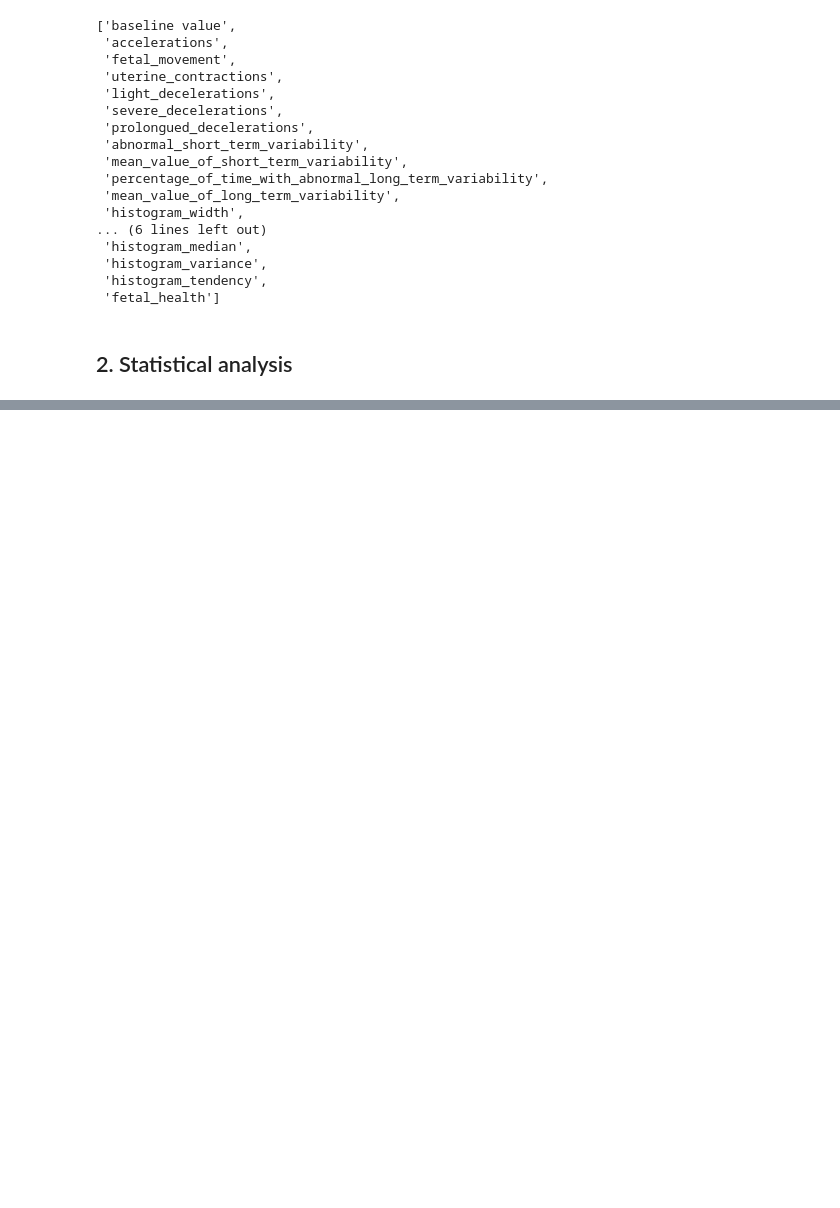
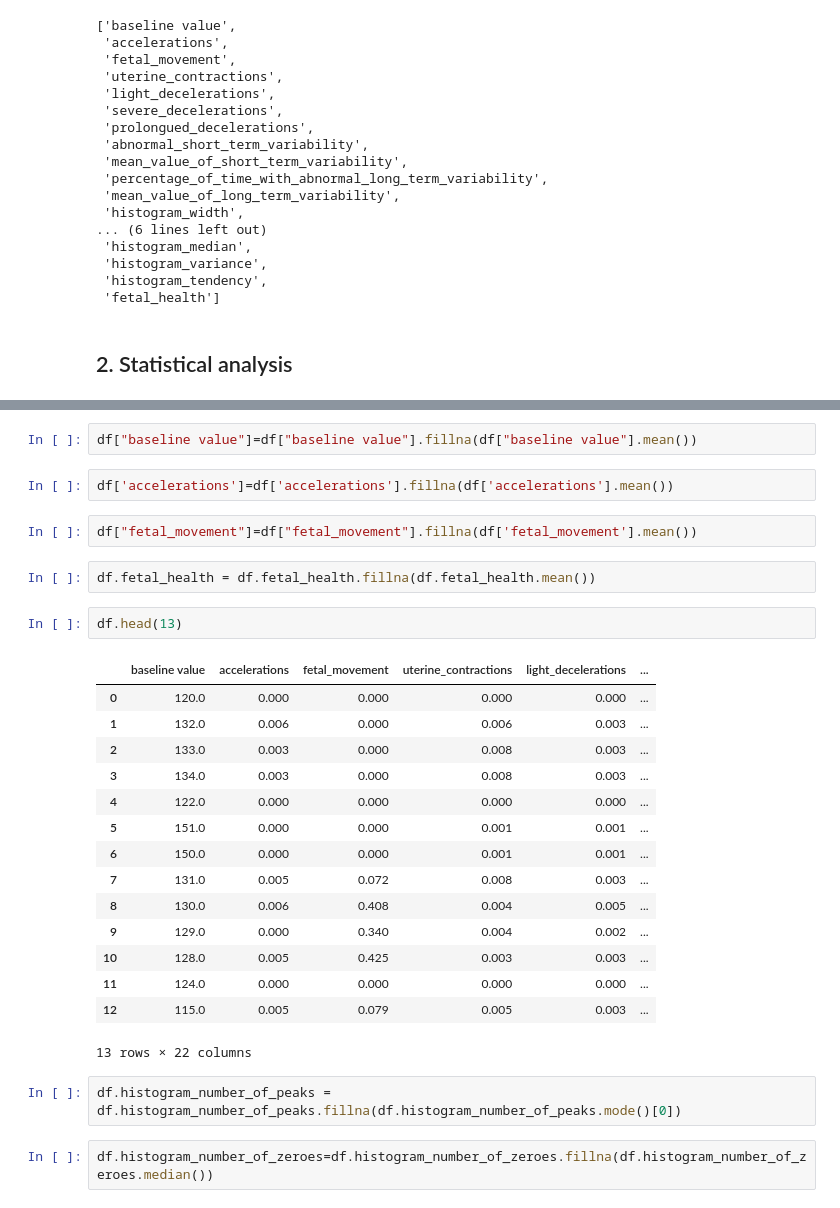
Before and after one commit to harish29sh/Fetal-Health-AIML, a Jupyter notebook: Project.ipynb, the cells around one changed output, grey strips where cells are left out. Cells and saved outputs as stored; diff of their text form; blank space fills up the shorter version.

```diff
--- a/Project.ipynb
+++ b/Project.ipynb
@@ -179,0 +285,30 @@ df.describe().T
+# %%
+df["baseline value"]=df["baseline value"].fillna(df["baseline value"].mean())
+# %%
+df['accelerations']=df['accelerations'].fillna(df['accelerations'].mean())
+# %%
+df["fetal_movement"]=df["fetal_movement"].fillna(df['fetal_movement'].mean())
+# %%
+df.fetal_health = df.fetal_health.fillna(df.fetal_health.mean())
+# %%
+df.head(13)
+# %% [output]
+|  | baseline value | accelerations | fetal_movement | uterine_contractions | light_decelerations | ... |
+| 0 | 120.0 | 0.000 | 0.000 | 0.000 | 0.000 | ... |
+| 1 | 132.0 | 0.006 | 0.000 | 0.006 | 0.003 | ... |
+| 2 | 133.0 | 0.003 | 0.000 | 0.008 | 0.003 | ... |
+| 3 | 134.0 | 0.003 | 0.000 | 0.008 | 0.003 | ... |
+| 4 | 122.0 | 0.000 | 0.000 | 0.000 | 0.000 | ... |
+| 5 | 151.0 | 0.000 | 0.000 | 0.001 | 0.001 | ... |
+| 6 | 150.0 | 0.000 | 0.000 | 0.001 | 0.001 | ... |
+| 7 | 131.0 | 0.005 | 0.072 | 0.008 | 0.003 | ... |
+| 8 | 130.0 | 0.006 | 0.408 | 0.004 | 0.005 | ... |
+| 9 | 129.0 | 0.000 | 0.340 | 0.004 | 0.002 | ... |
+| 10 | 128.0 | 0.005 | 0.425 | 0.003 | 0.003 | ... |
+| 11 | 124.0 | 0.000 | 0.000 | 0.000 | 0.000 | ... |
+| 12 | 115.0 | 0.005 | 0.079 | 0.005 | 0.003 | ... |
+13 rows × 22 columns
+# %%
+df.histogram_number_of_peaks = df.histogram_number_of_peaks.fillna(df.histogram_number_of_peaks.mode()[0])
+# %%
+df.histogram_number_of_zeroes=df.histogram_number_of_zeroes.fillna(df.histogram_number_of_zeroes.median())
```
Also changed, not shown: parts of 22 cells of this notebook.
